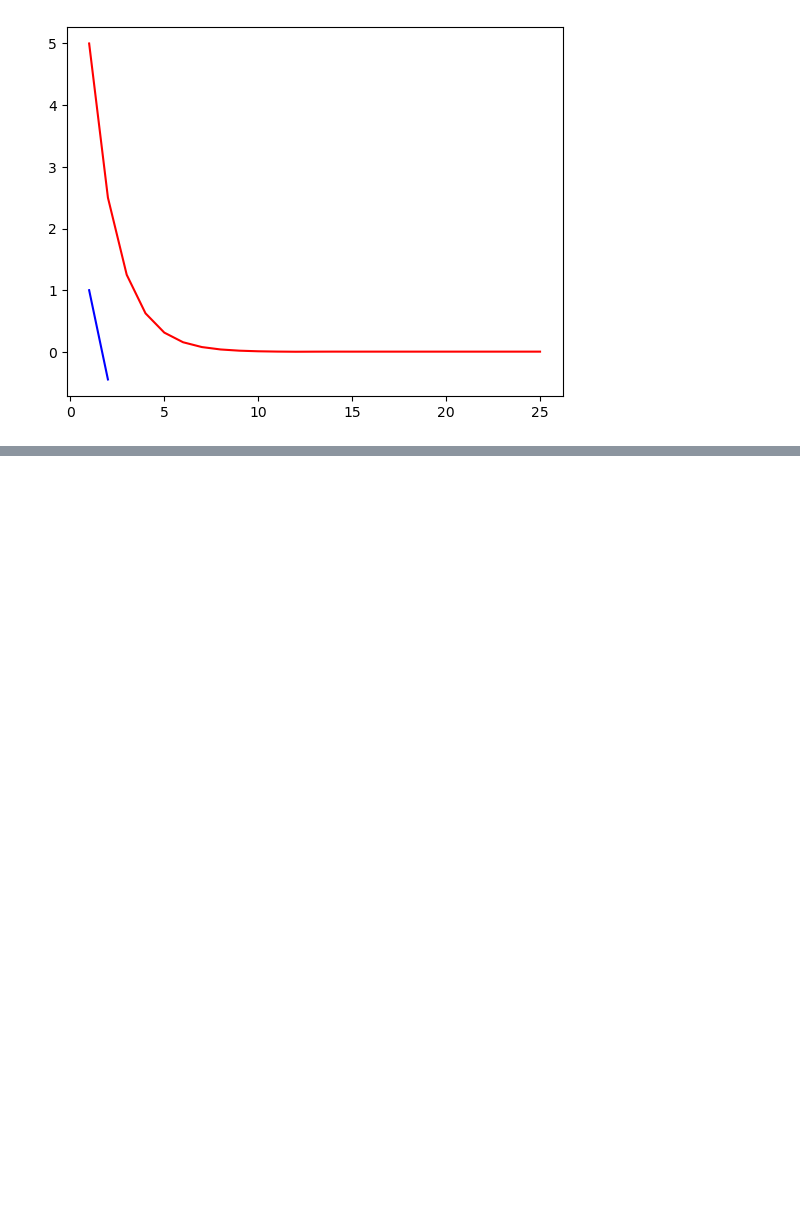
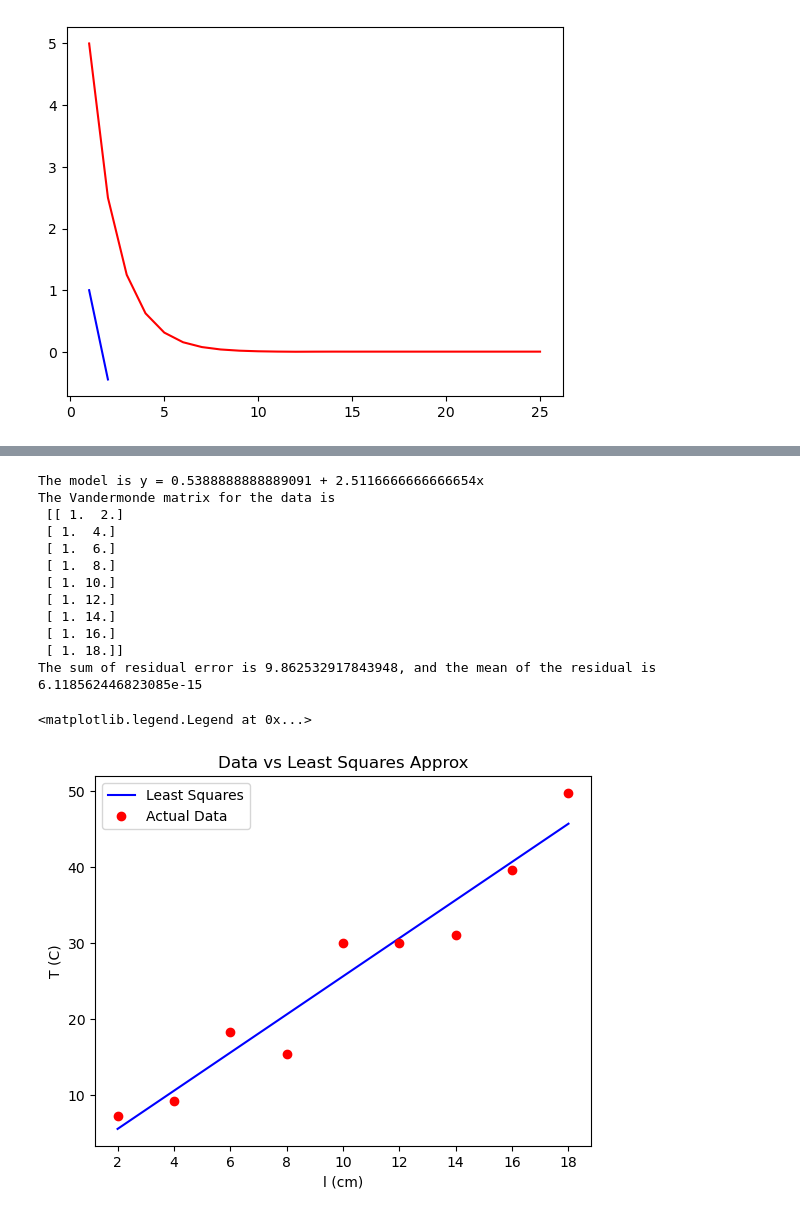
Before and after one commit to ah92zub/Computational-Physics-Python, a Jupyter notebook: Chapter 2.ipynb, the cells around one changed output, grey strips where cells are left out. Cells and saved outputs as stored; diff of their text form; code cells hidden in the pictures; blank space fills up the shorter version.

```diff
--- a/Chapter 2.ipynb
+++ b/Chapter 2.ipynb
@@ -114,0 +129,43 @@ p.plot(np.arange(1,len(root_bisect_hist)+1),root_bisect_hist, 'r',
+# %%
+# importing the code
+from cppscripts import LeastSquares as LS
+# assuming the measurement uncertainty to be 1
+measurement_uncertainty = np.ones(l.shape, float)
+# fitting linear model
+order_model = 1
+a = LS.leastsquares(l, T, measurement_uncertainty, order_model)
+print(f"The model is y = {a[0]} + {a[1]}x")
+# construct Vandermonde matrix from data
+Vandermonde_matrix = LS.vandermonde(l, order_model)
+print(f"The Vandermonde matrix for the data is \n {Vandermonde_matrix}")
+
+# approximate data from the least squares model
+T_approx = np.matmul(Vandermonde_matrix, a)
+
+# error analysis
+residual = T_approx - T
+residual_mean = np.mean(residual)
+residual_l2norm = la.norm(residual)
+print(f"The sum of residual error is {residual_l2norm}, and the mean of the residual is {residual_mean}")
+
+# plotting the approximation vs the actual data
+p.plot(l, T_approx, 'b', l, T, 'ro')
+p.xlabel(r'l (cm)')
+p.ylabel(r'T (C)')
+p.title(r'Data vs Least Squares Approx')
+p.legend(["Least Squares","Actual Data"])
+# %% [output]
+The model is y = 0.5388888888889091 + 2.5116666666666654x
+The Vandermonde matrix for the data is
+ [[ 1.  2.]
+ [ 1.  4.]
+ [ 1.  6.]
+ [ 1.  8.]
+ [ 1. 10.]
+ [ 1. 12.]
+ [ 1. 14.]
+ [ 1. 16.]
+ [ 1. 18.]]
+The sum of residual error is 9.862532917843948, and the mean of the residual is 6.118562446823085e-15
+<matplotlib.legend.Legend at 0x...>
+[figure, added]
```
Also changed, not shown: parts of 4 cells of this notebook, 1 other file.
